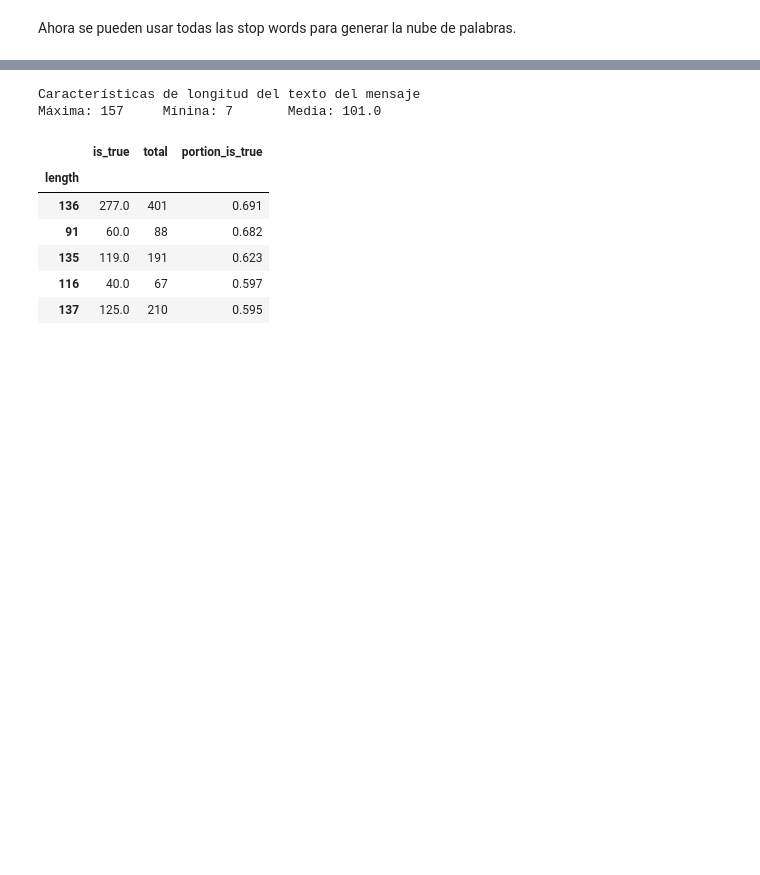
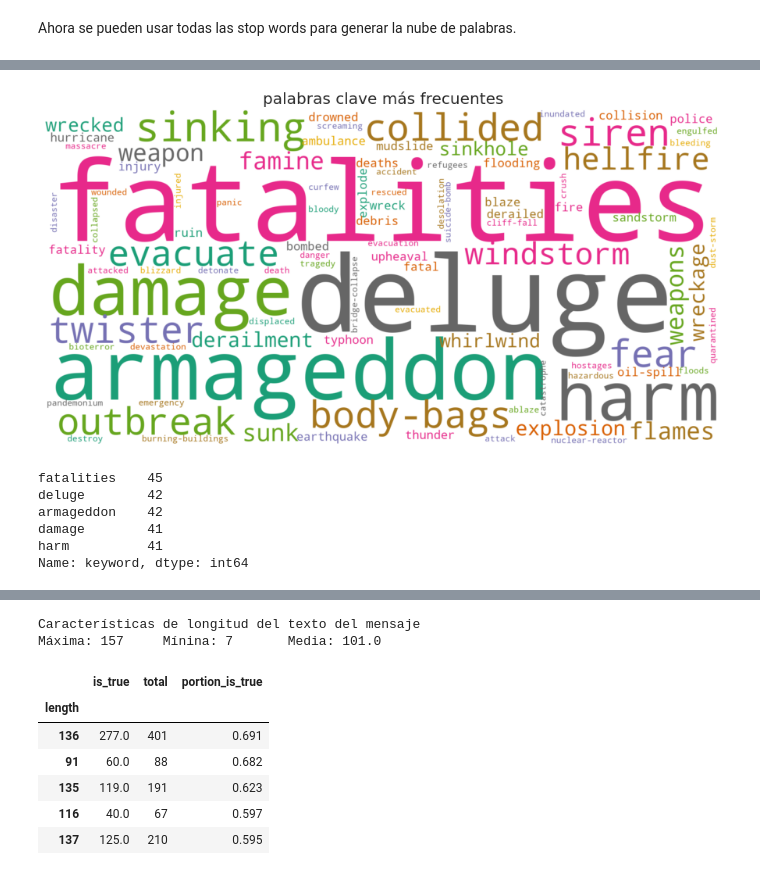
Before and after one commit to ffelfis/Orga_Datos_TPs, a Jupyter notebook: TP1/nb_Facundo.ipynb, the cells around one changed output, grey strips where cells are left out. Saved outputs shown, nothing was run; the diff lists cells and outputs as text; code cells hidden in the pictures; blank space fills up the shorter version.

```diff
--- a/TP1/nb_Facundo.ipynb
+++ b/TP1/nb_Facundo.ipynb
@@ -308,0 +337,3 @@ plt.show()
+# %%
+df_cleaned.replace(to_replace={'%20':'-'}, inplace=True, regex=True)
+# regex=True para reemplazar expresiones dentro del string.
@@ -308,0 +342,5 @@ plt.show()
+# %%
+# value_counts() devuelve una Serie ordenada de forma descendente.
+# También ignora los NaN
+dict_keywords = df_cleaned['keyword'].value_counts().to_dict()
+dict_keywords
@@ -308,0 +365,22 @@ plt.show()
+# %%
+plt.figure(figsize = (16,8))
+
+wc.generate_from_frequencies(dict_keywords)
+
+plt.imshow(wc, interpolation="bilinear")
+plt.axis("off")
+plt.title('palabras clave más frecuentes', fontsize=20)
+
+plt.show()
+# %% [output]
+[figure, added]
+# %%
+keywords_freq = df_cleaned['keyword'].value_counts().head(50)
+keywords_freq.head(5)
+# %% [output]
+fatalities    45
+deluge        42
+armageddon    42
+damage        41
+harm          41
+Name: keyword, dtype: int64
```
Also changed, not shown: parts of 15 cells of this notebook.
